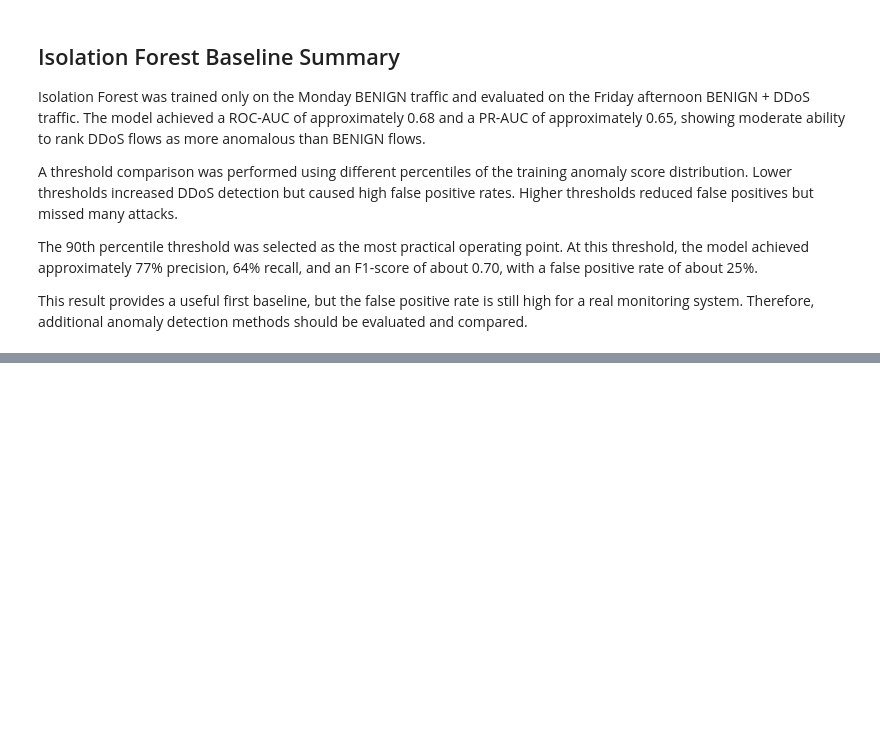
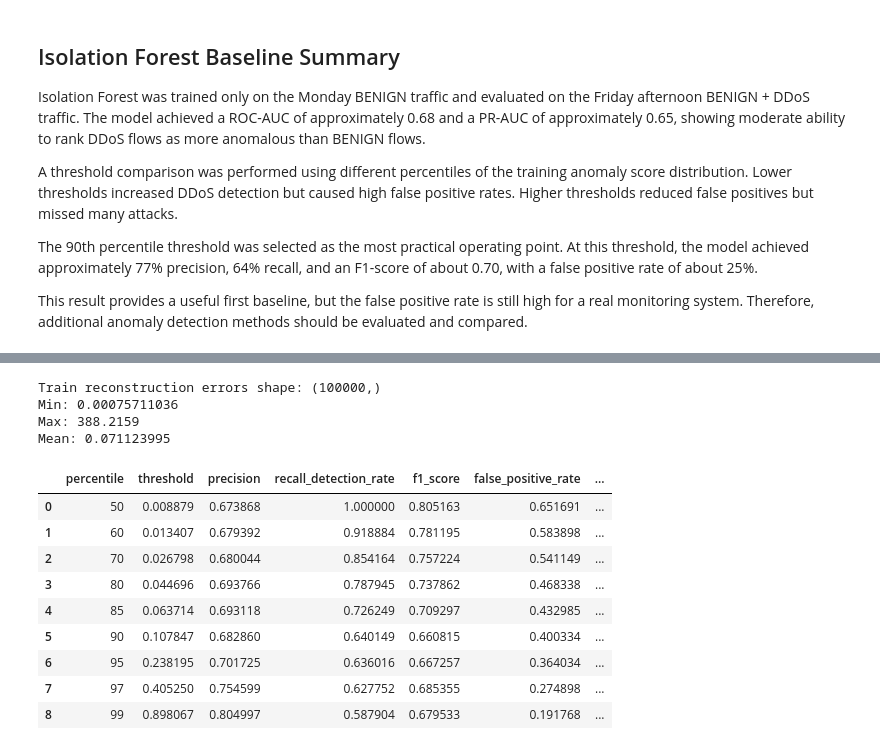
Before and after one commit to manuviswakarmave/network_intrusion_detection, a Jupyter notebook: notebooks/03_baseline_anomaly_detection.ipynb, the cells around one changed output, grey strips where cells are left out. Drawn from its saved outputs; the diff is of its cells as text; code cells hidden in the pictures; blank space fills up the shorter version.

```diff
--- a/notebooks/03_baseline_anomaly_detection.ipynb
+++ b/notebooks/03_baseline_anomaly_detection.ipynb
@@ -300,0 +615,3 @@ This result provides a useful first baseline, but the false positive rate is sti
+# %%
+device = torch.device("cuda" if torch.cuda.is_available() else "cpu")
+print("Device:", device)
@@ -300,0 +781,60 @@ This result provides a useful first baseline, but the false positive rate is sti
+# %%
+autoencoder.eval()
+
+with torch.no_grad():
+    X_train_tensor_device = X_train_tensor.to(device)
+    reconstructed_train = autoencoder(X_train_tensor_device)
+
+    train_reconstruction_errors = torch.mean(
+        (X_train_tensor_device - reconstructed_train) ** 2,
+        dim=1
+    ).cpu().numpy()
+
+print("Train reconstruction errors shape:", train_reconstruction_errors.shape)
+print("Min:", train_reconstruction_errors.min())
+print("Max:", train_reconstruction_errors.max())
+print("Mean:", train_reconstruction_errors.mean())
+# %% [output]
+Train reconstruction errors shape: (100000,)
+Min: 0.00075711036
+Max: 388.2159
+Mean: 0.071123995
+# %%
+from sklearn.metrics import confusion_matrix, precision_score, recall_score, f1_score
+
+ae_threshold_results = []
+
+for percentile in [50, 60, 70, 80, 85, 90, 95, 97, 99]:
+    threshold = np.percentile(train_reconstruction_errors, percentile)
+    y_pred = (reconstruction_errors > threshold).astype(int)
+
+    tn, fp, fn, tp = confusion_matrix(y_test, y_pred).ravel()
+
+    precision = precision_score(y_test, y_pred, zero_division=0)
+    recall = recall_score(y_test, y_pred, zero_division=0)
+    f1 = f1_score(y_test, y_pred, zero_division=0)
+    fpr = fp / (fp + tn)
+
+    ae_threshold_results.append({
+        "percentile": percentile,
+        "threshold": threshold,
+        "precision": precision,
+        "recall_detection_rate": recall,
+        "f1_score": f1,
+        "false_positive_rate": fpr,
+        "predicted_anomalies": y_pred.sum()
+    })
+
+ae_threshold_results_df = pd.DataFrame(ae_threshold_results)
+ae_threshold_results_df
+# %% [output]
+|  | percentile | threshold | precision | recall_detection_rate | f1_score | false_positive_rate | ... |
+| 0 | 50 | 0.008879 | 0.673868 | 1.000000 | 0.805163 | 0.651691 | ... |
+| 1 | 60 | 0.013407 | 0.679392 | 0.918884 | 0.781195 | 0.583898 | ... |
+| 2 | 70 | 0.026798 | 0.680044 | 0.854164 | 0.757224 | 0.541149 | ... |
+| 3 | 80 | 0.044696 | 0.693766 | 0.787945 | 0.737862 | 0.468338 | ... |
+| 4 | 85 | 0.063714 | 0.693118 | 0.726249 | 0.709297 | 0.432985 | ... |
+| 5 | 90 | 0.107847 | 0.682860 | 0.640149 | 0.660815 | 0.400334 | ... |
+| 6 | 95 | 0.238195 | 0.701725 | 0.636016 | 0.667257 | 0.364034 | ... |
+| 7 | 97 | 0.405250 | 0.754599 | 0.627752 | 0.685355 | 0.274898 | ... |
+| 8 | 99 | 0.898067 | 0.804997 | 0.587904 | 0.679533 | 0.191768 | ... |
```
Also changed, not shown: parts of 31 cells of this notebook, 1 other file.
